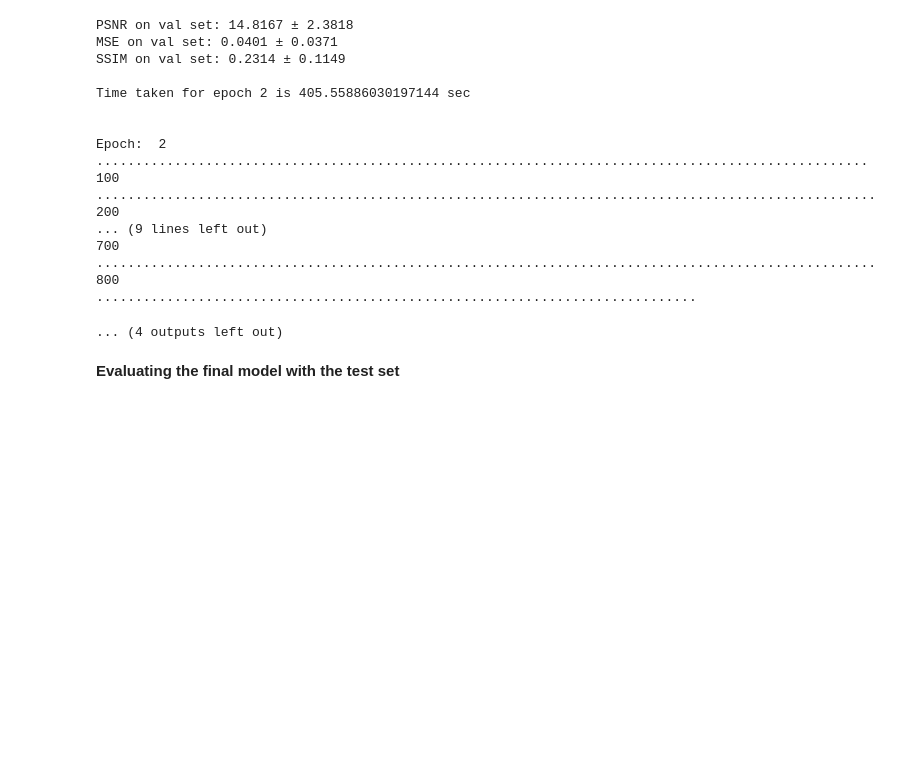
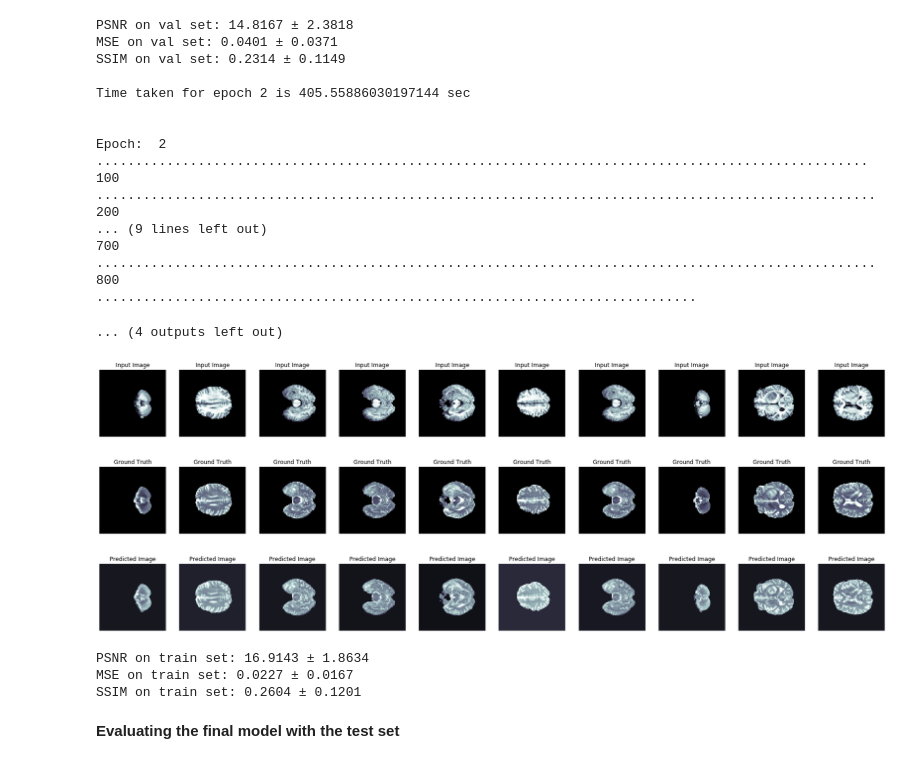
Before and after one commit to EmanuelAlogna/Brain-MRI-generation-using-GANs, a Jupyter notebook: src/MRI_generation_with_pix2pix(P2P_t2).ipynb, the cells around one changed output. Cells and saved outputs as stored; diff of their text form; code cells hidden in the pictures; blank space fills up the shorter version.

Commit message:
evaluate_GAN now working also with train_test

```diff
--- a/src/MRI_generation_with_pix2pix(P2P_t2).ipynb
+++ b/src/MRI_generation_with_pix2pix(P2P_t2).ipynb
@@ -565,6 +565,8 @@ def evaluate_GAN(model, dataset, set_type):
         num_batches = 112           # in the test set, with batch 32, there are 112 elements.
     elif set_type == 'validation':
         num_batches = 108
+    elif set_type == 'train':
+        num_batches = 876
     container_psnr = tf.TensorArray(tf.float32, size=num_batches)
     container_mse = tf.TensorArray(tf.float32, size=num_batches)
     container_ssim = tf.TensorArray(tf.float32, size=num_batches)
@@ -751,6 +753,15 @@ Epoch:  2
 800
 .............................................................................
 ... (4 outputs left out)
+# %%
+evaluate_GAN(generator, training, 'train')
+# %% [output]
+[figure, added]
+[figure, added]
+[figure, added]
+PSNR on train set: 16.9143 ± 1.8634
+MSE on train set: 0.0227 ± 0.0167
+SSIM on train set: 0.2604 ± 0.1201
 # %%
 !pip install -q pyyaml h5py  # Required to save models in HDF5 format
 # %%
```
Also changed, not shown: parts of 1 cell of this notebook.
